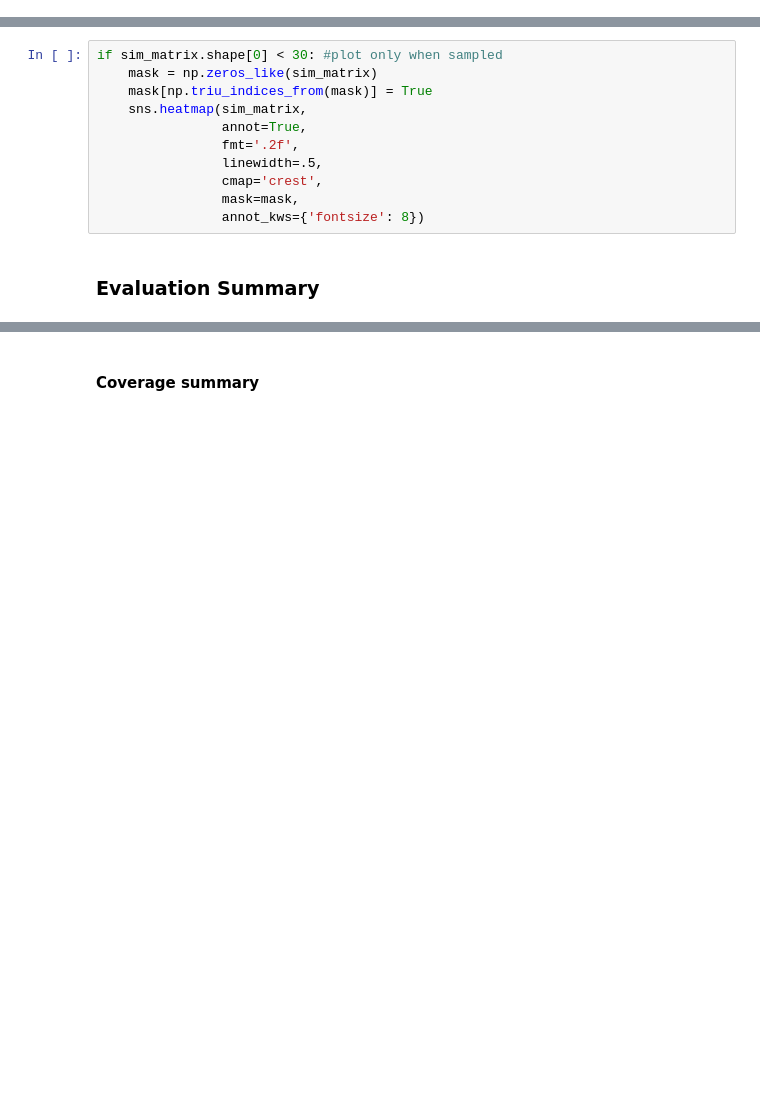
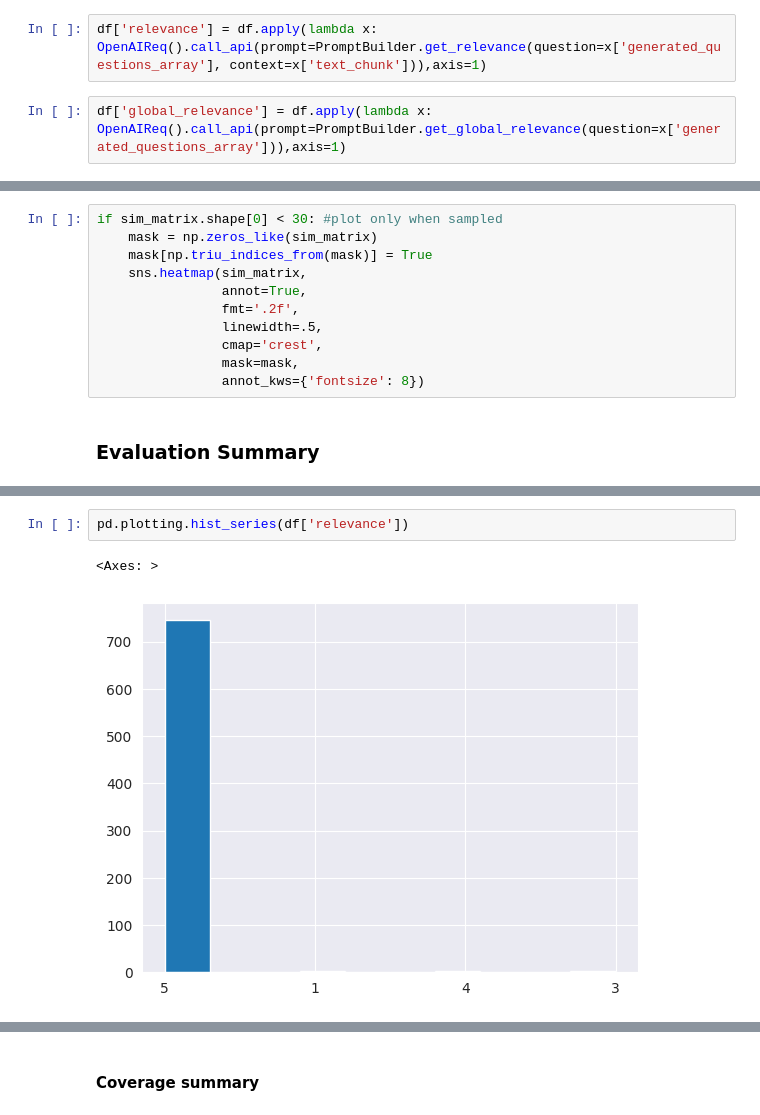
Before and after one commit to witold87/llm-bielik-ft-legal, a Jupyter notebook: src/data.ipynb, the cells around one changed output, grey strips where cells are left out. Saved outputs shown, nothing was run; the diff lists cells and outputs as text; blank space fills up the shorter version.

Commit message:
Added relevance rating

```diff
--- a/src/data.ipynb
+++ b/src/data.ipynb
@@ -197,0 +216,4 @@ sample_df = df.sample(15)
+# %%
+df['relevance'] = df.apply(lambda x: OpenAIReq().call_api(prompt=PromptBuilder.get_relevance(question=x['generated_questions_array'], context=x['text_chunk'])),axis=1)
+# %%
+df['global_relevance'] = df.apply(lambda x: OpenAIReq().call_api(prompt=PromptBuilder.get_global_relevance(question=x['generated_questions_array'])),axis=1)
@@ -221,0 +274,5 @@ if sim_matrix.shape[0] < 30: #plot only when sampled
+# %%
+pd.plotting.hist_series(df['relevance'])
+# %% [output]
+<Axes: >
+[figure, added]
```
Also changed, not shown: parts of 10 cells of this notebook, 2 other files.
